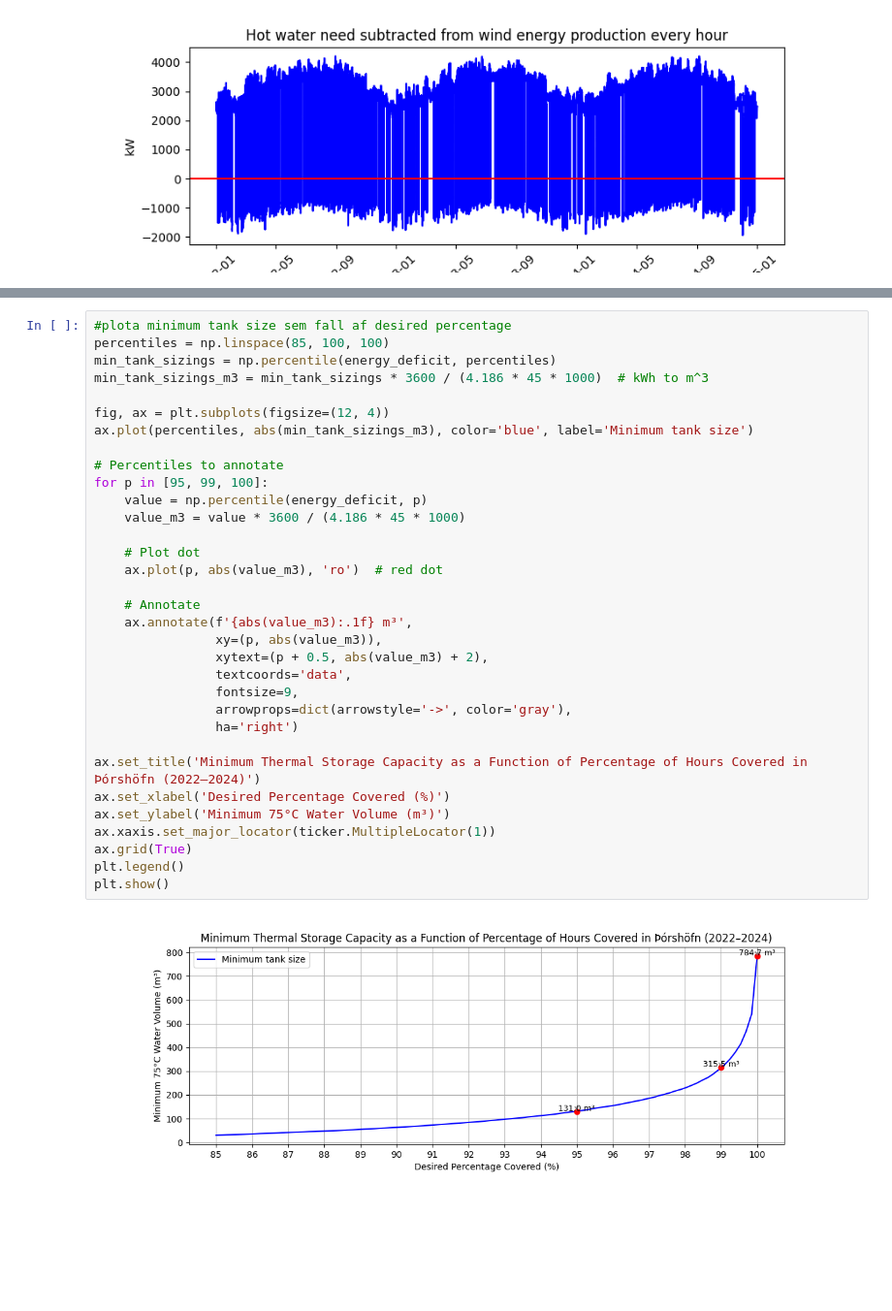
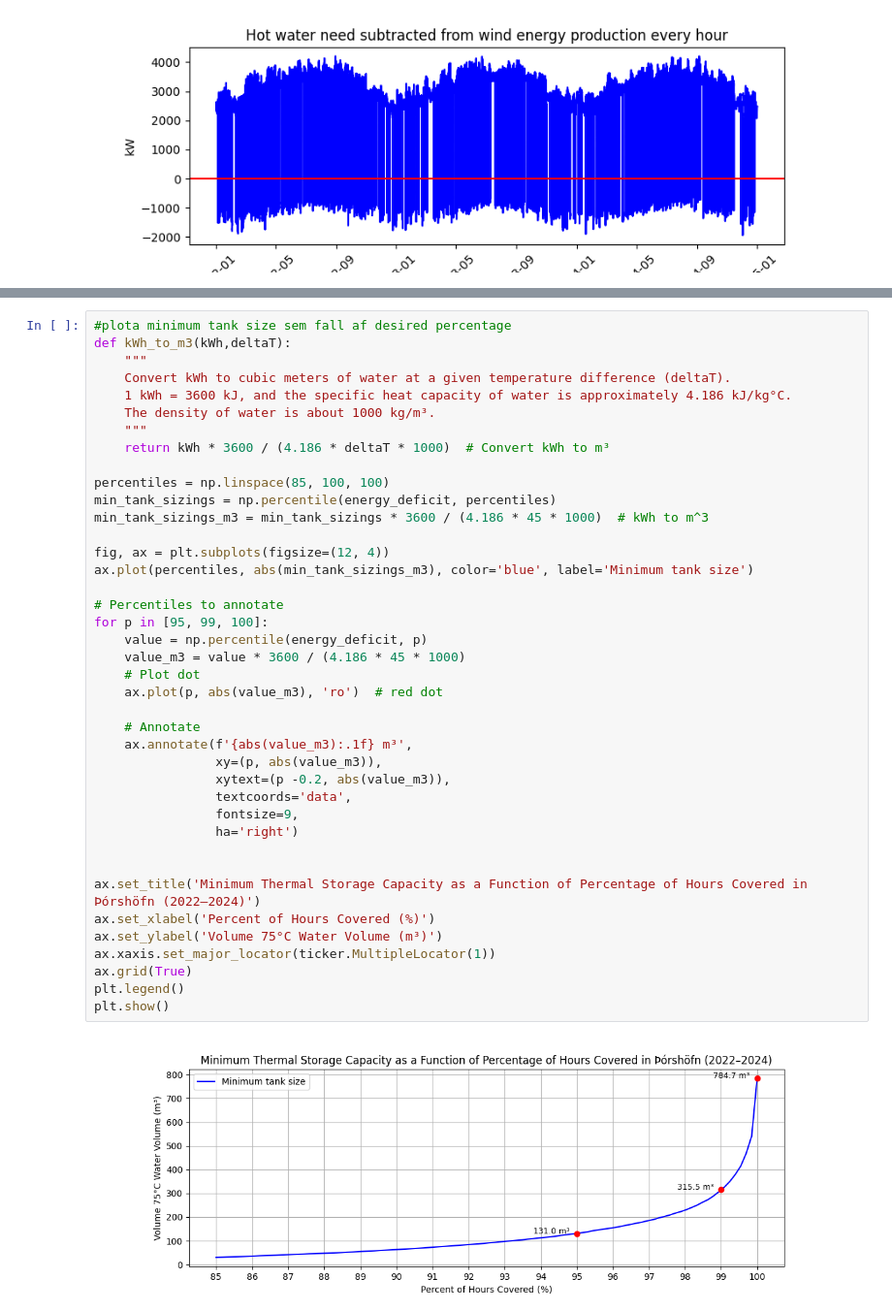
Before and after one commit to arnargylfi/Meistaraverkefni, a Jupyter notebook: Python/Main.ipynb, the cells around one changed output, grey strips where cells are left out. Shown at 97% size. Cells and saved outputs as stored; diff of their text form; blank space fills up the shorter version.

```diff
--- a/Python/Main.ipynb
+++ b/Python/Main.ipynb
@@ -673,35 +736,42 @@ plt.show()
 # %%
 #plota minimum tank size sem fall af desired percentage
+def kWh_to_m3(kWh,deltaT):
+    """
+    Convert kWh to cubic meters of water at a given temperature difference (deltaT).
+    1 kWh = 3600 kJ, and the specific heat capacity of water is approximately 4.186 kJ/kg°C.
+    The density of water is about 1000 kg/m³.
+    """
+    return kWh * 3600 / (4.186 * deltaT * 1000)  # Convert kWh to m³
+
 percentiles = np.linspace(85, 100, 100)
 min_tank_sizings = np.percentile(energy_deficit, percentiles)
 min_tank_sizings_m3 = min_tank_sizings * 3600 / (4.186 * 45 * 1000)  # kWh to m^3
 
 fig, ax = plt.subplots(figsize=(12, 4))
 ax.plot(percentiles, abs(min_tank_sizings_m3), color='blue', label='Minimum tank size')
 
 # Percentiles to annotate
 for p in [95, 99, 100]:
     value = np.percentile(energy_deficit, p)
     value_m3 = value * 3600 / (4.186 * 45 * 1000)
-
     # Plot dot
     ax.plot(p, abs(value_m3), 'ro')  # red dot
 
     # Annotate
     ax.annotate(f'{abs(value_m3):.1f} m³',
                 xy=(p, abs(value_m3)),
-                xytext=(p + 0.5, abs(value_m3) + 2),
+                xytext=(p -0.2, abs(value_m3)),
                 textcoords='data',
                 fontsize=9,
-                arrowprops=dict(arrowstyle='->', color='gray'),
                 ha='right')
 
+
 ax.set_title('Minimum Thermal Storage Capacity as a Function of Percentage of Hours Covered in Þórshöfn (2022–2024)')
-ax.set_xlabel('Desired Percentage Covered (%)')
-ax.set_ylabel('Minimum 75°C Water Volume (m³)')
+ax.set_xlabel('Percent of Hours Covered (%)')
+ax.set_ylabel('Volume 75°C Water Volume (m³)')
 ax.xaxis.set_major_locator(ticker.MultipleLocator(1))
 ax.grid(True)
 plt.legend()
 plt.show()
 # %% [output]
-[figure, old version]
+[figure, new version]
```
Also changed, not shown: parts of 13 cells of this notebook, 4 other files.
